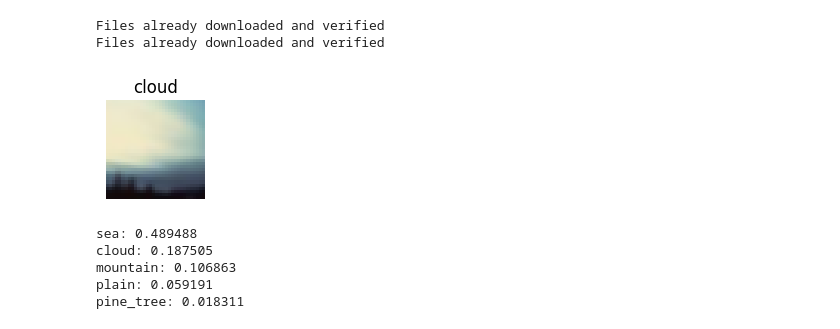
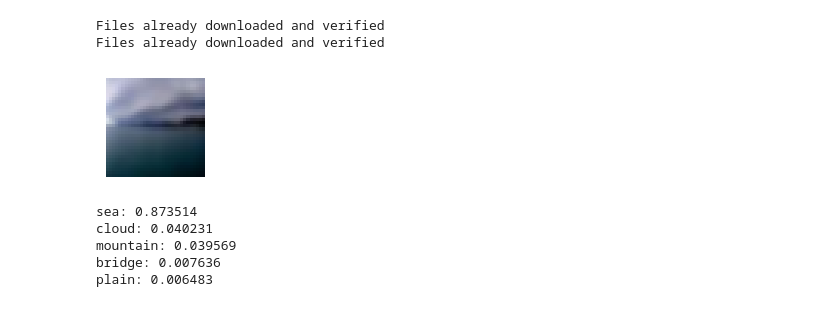
Before and after one commit to suessflorian/vit, a Jupyter notebook: plots.ipynb, the cells around one changed output. Drawn from its saved outputs; the diff is of its cells as text; code cells hidden in the pictures.

```diff
--- a/plots.ipynb
+++ b/plots.ipynb
@@ -31,7 +31,7 @@ loaded, model, _ = checkpoint.load(model, MODEL_NAME)
 -> loading from disk
 # %%
 import data
-_, test_loader = data.cifar100(preprocess, batch_size=10, device="mps")
+_, test_loader = data.cifar100(preprocess, batch_size=100, device="mps")
 # %% [output]
 Files already downloaded and verified
 Files already downloaded and verified
@@ -60,30 +63,27 @@ CLASS_LABELS = meta['fine_label_names']
 # %%
 import torch.nn.functional as F
 
-i = 8
-
-(images, labels) = next(iter(test_loader))
-predictions = model(images)
+i = 80
 
 img = images[i]
 label = labels[i]
 prediction = predictions[i]
 
 softmax_predictions = F.softmax(prediction, dim=0)
 top5_prob, top5_catid = torch.topk(softmax_predictions, 5)
 
 plt.figure(figsize=(1.28, 1.28), dpi=100)
 plt.imshow(denormalize(img))
-plt.title(CLASS_LABELS[labels[i]])
+# plt.title(CLASS_LABELS[labels[i]])
 plt.axis('off')
 plt.show()
 
 for idx in range(top5_prob.size(0)):
     print(f"{CLASS_LABELS[top5_catid[idx]]}: {top5_prob[idx].item():.6f}")
 # %% [output]
-[figure, old version]
+[figure, new version]
-sea: 0.489488
-cloud: 0.187505
-mountain: 0.106863
-plain: 0.059191
-pine_tree: 0.018311
+sea: 0.873514
+cloud: 0.040231
+mountain: 0.039569
+bridge: 0.007636
+plain: 0.006483
```
Also changed, not shown: parts of 2 cells of this notebook, 3 other files.
